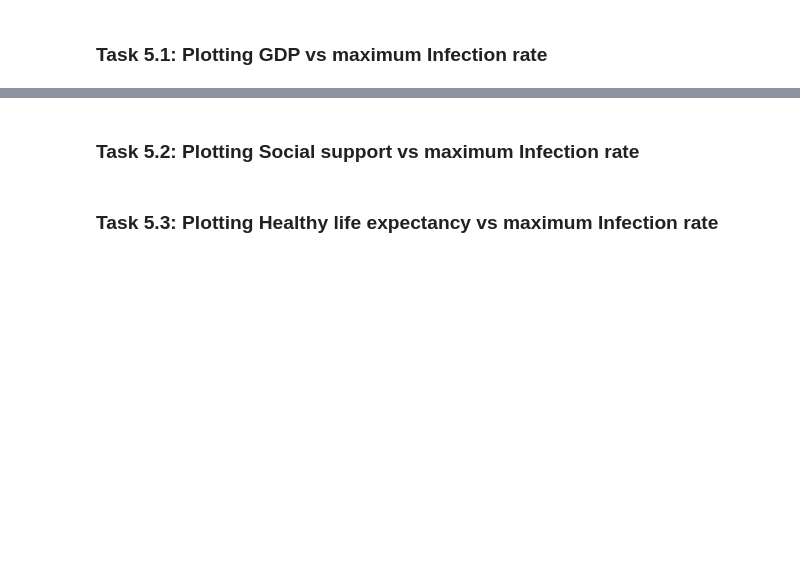
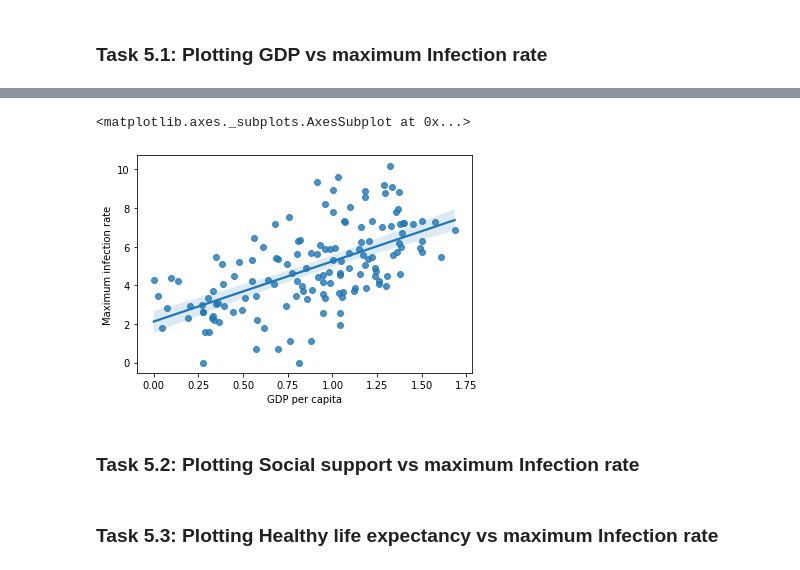
Before and after one commit to Nada-Ashraf/covid19-data-analysis-using-python, a Jupyter notebook: covid19 data analysis notebook.ipynb, the cells around one changed output, grey strips where cells are left out. Saved outputs shown, nothing was run; the diff lists cells and outputs as text; code cells hidden in the pictures; blank space fills up the shorter version.

```diff
--- a/covid19 data analysis notebook.ipynb
+++ b/covid19 data analysis notebook.ipynb
@@ -262,3 +279,10 @@ our Analysis is not finished unless we visualize the results in terms figures an
+# %%
+sns.regplot(x,y_scaled)
+# People who are living in developed countries are more prone to getting infected from coronavirus as compared to less
+# developed countries
+# %% [output]
+<matplotlib.axes._subplots.AxesSubplot at 0x...>
+[figure, added]
 # %% [markdown]
 ### Task 5.2: Plotting Social support vs maximum Infection rate
 # %% [markdown]
```
Also changed, not shown: parts of 2 cells of this notebook.
